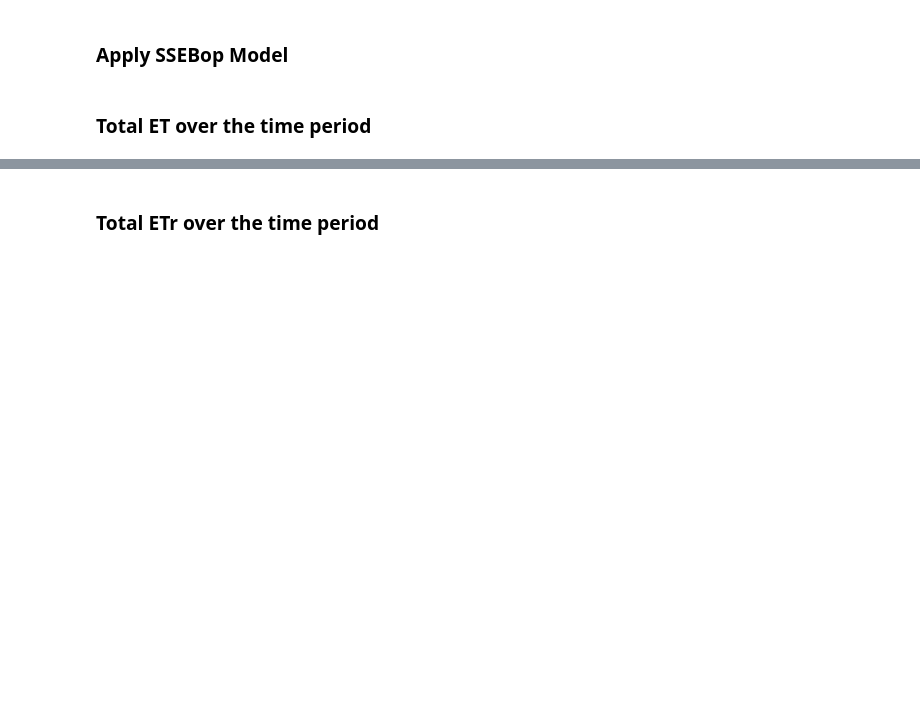
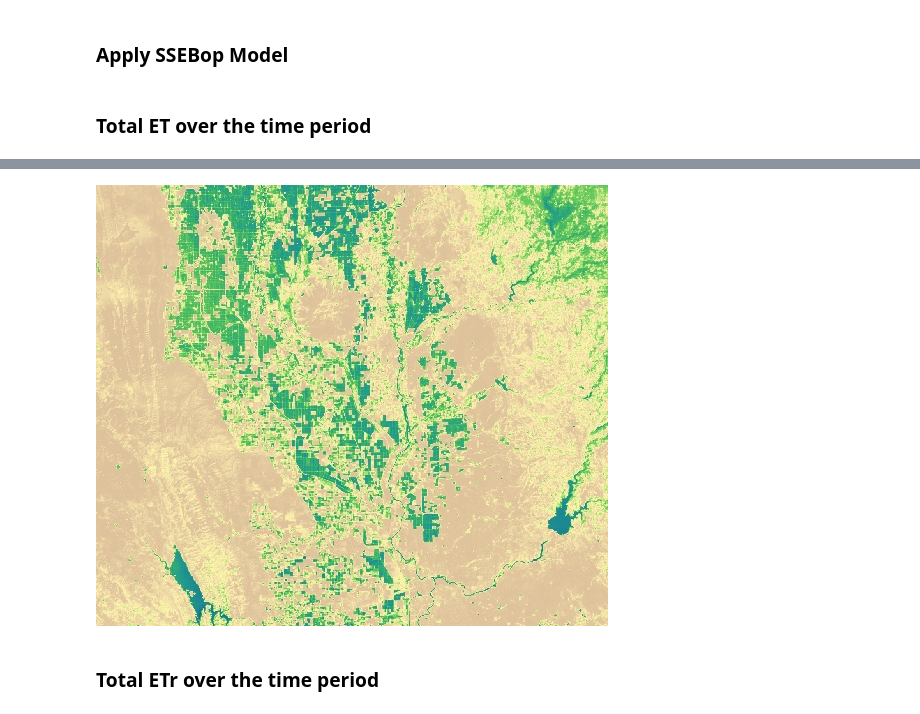
Before and after one commit to Open-ET/openet-ssebop, a Jupyter notebook: examples/interpolate.ipynb, the cells around one changed output, grey strips where cells are left out. Saved outputs shown, nothing was run; the diff lists cells and outputs as text; code cells hidden in the pictures; blank space fills up the shorter version.

```diff
--- a/examples/interpolate.ipynb
+++ b/examples/interpolate.ipynb
@@ -106,6 +106,7 @@ daily_et_actual_coll = ee.ImageCollection(interp.interpolate(
 ### Total ET over the time period
 # %%
 Image(url=ee.Image(daily_et_actual_coll.sum()) \
-    .reproject(crs=study_crs, scale=100) \
-    .getThumbURL({'min': 0.0, 'max': 400, 'region': study_region, 'palette': ','.join(et_palette)}))
+        .reproject(crs=study_crs, scale=100) \
+        .getThumbURL({'min': 0.0, 'max': 400, 'region': study_region, 'palette': ','.join(et_palette)}),
+      embed=True, format='png')
 # %% [output]
@@ -113,3 +113,4 @@ Image(url=ee.Image(daily_et_actual_coll.sum()) \
+[figure, added]
 # %% [markdown]
 ### Total ETr over the time period
 # %%
```
Also changed, not shown: parts of 4 cells of this notebook, 2 other files.
